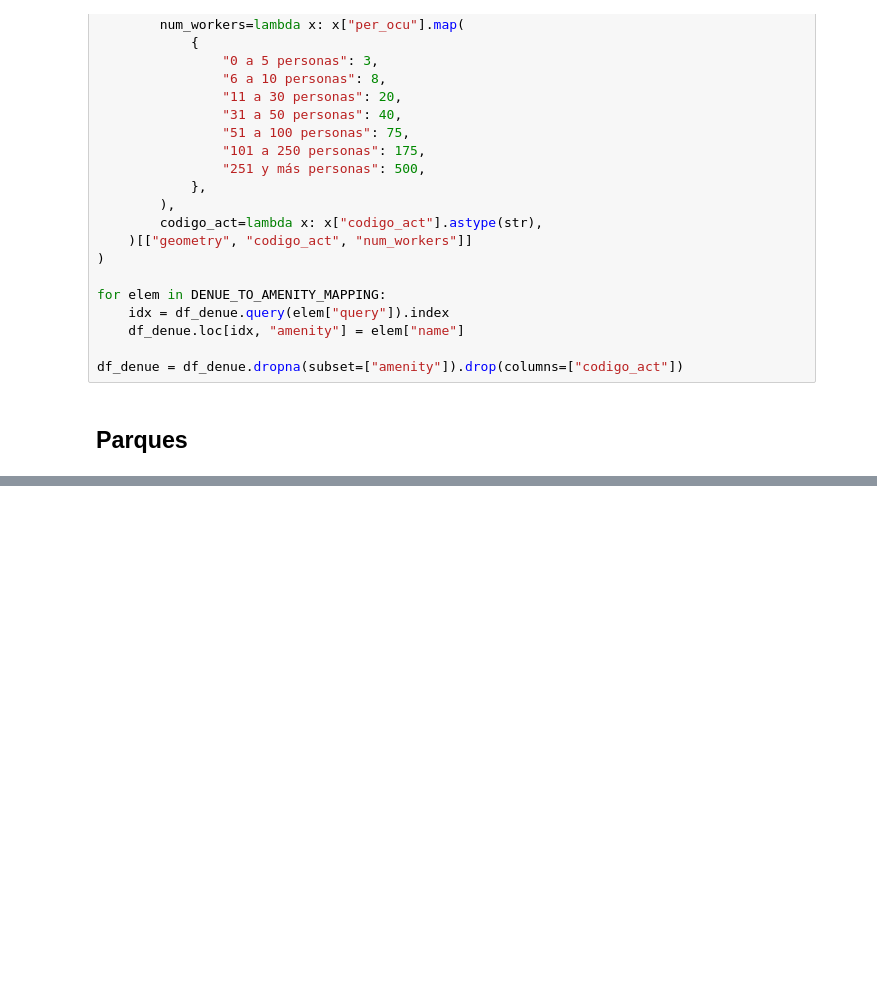
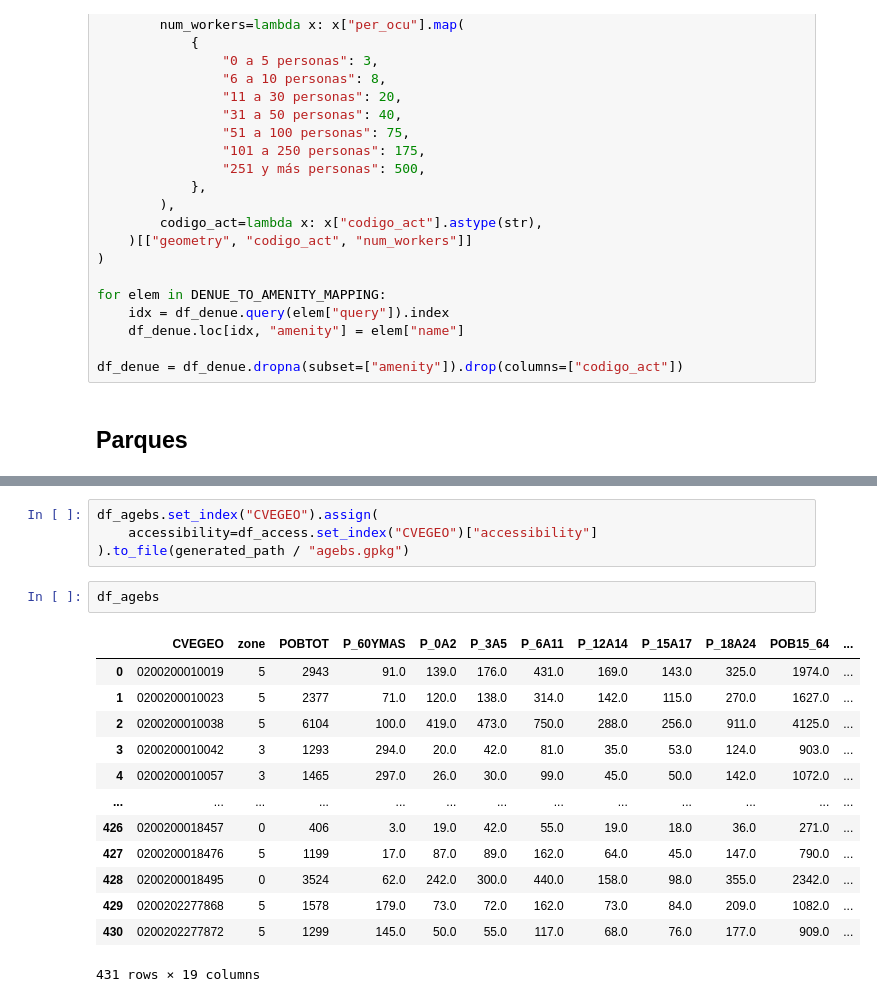
Before and after one commit to RodolfoFigueroa/housing_choice, a Jupyter notebook: 02_accessibility.ipynb, the cells around one changed output, grey strips where cells are left out. Cells and saved outputs as stored; diff of their text form; blank space fills up the shorter version.

```diff
--- a/02_accessibility.ipynb
+++ b/02_accessibility.ipynb
@@ -149,0 +421,20 @@ df_park = gpd.read_file(data_path / "initial")
+# %%
+df_agebs.set_index("CVEGEO").assign(
+    accessibility=df_access.set_index("CVEGEO")["accessibility"]
+).to_file(generated_path / "agebs.gpkg")
+# %%
+df_agebs
+# %% [output]
+|  | CVEGEO | zone | POBTOT | P_60YMAS | P_0A2 | P_3A5 | P_6A11 | P_12A14 | P_15A17 | P_18A24 | POB15_64 | ... |
+| 0 | 0200200010019 | 5 | 2943 | 91.0 | 139.0 | 176.0 | 431.0 | 169.0 | 143.0 | 325.0 | 1974.0 | ... |
+| 1 | 0200200010023 | 5 | 2377 | 71.0 | 120.0 | 138.0 | 314.0 | 142.0 | 115.0 | 270.0 | 1627.0 | ... |
+| 2 | 0200200010038 | 5 | 6104 | 100.0 | 419.0 | 473.0 | 750.0 | 288.0 | 256.0 | 911.0 | 4125.0 | ... |
+| 3 | 0200200010042 | 3 | 1293 | 294.0 | 20.0 | 42.0 | 81.0 | 35.0 | 53.0 | 124.0 | 903.0 | ... |
+| 4 | 0200200010057 | 3 | 1465 | 297.0 | 26.0 | 30.0 | 99.0 | 45.0 | 50.0 | 142.0 | 1072.0 | ... |
+| ... | ... | ... | ... | ... | ... | ... | ... | ... | ... | ... | ... | ... |
+| 426 | 0200200018457 | 0 | 406 | 3.0 | 19.0 | 42.0 | 55.0 | 19.0 | 18.0 | 36.0 | 271.0 | ... |
+| 427 | 0200200018476 | 5 | 1199 | 17.0 | 87.0 | 89.0 | 162.0 | 64.0 | 45.0 | 147.0 | 790.0 | ... |
+| 428 | 0200200018495 | 0 | 3524 | 62.0 | 242.0 | 300.0 | 440.0 | 158.0 | 98.0 | 355.0 | 2342.0 | ... |
+| 429 | 0200202277868 | 5 | 1578 | 179.0 | 73.0 | 72.0 | 162.0 | 73.0 | 84.0 | 209.0 | 1082.0 | ... |
+| 430 | 0200202277872 | 5 | 1299 | 145.0 | 50.0 | 55.0 | 117.0 | 68.0 | 76.0 | 177.0 | 909.0 | ... |
+431 rows × 19 columns
```
Also changed, not shown: parts of 22 cells of this notebook, 4 other files.
